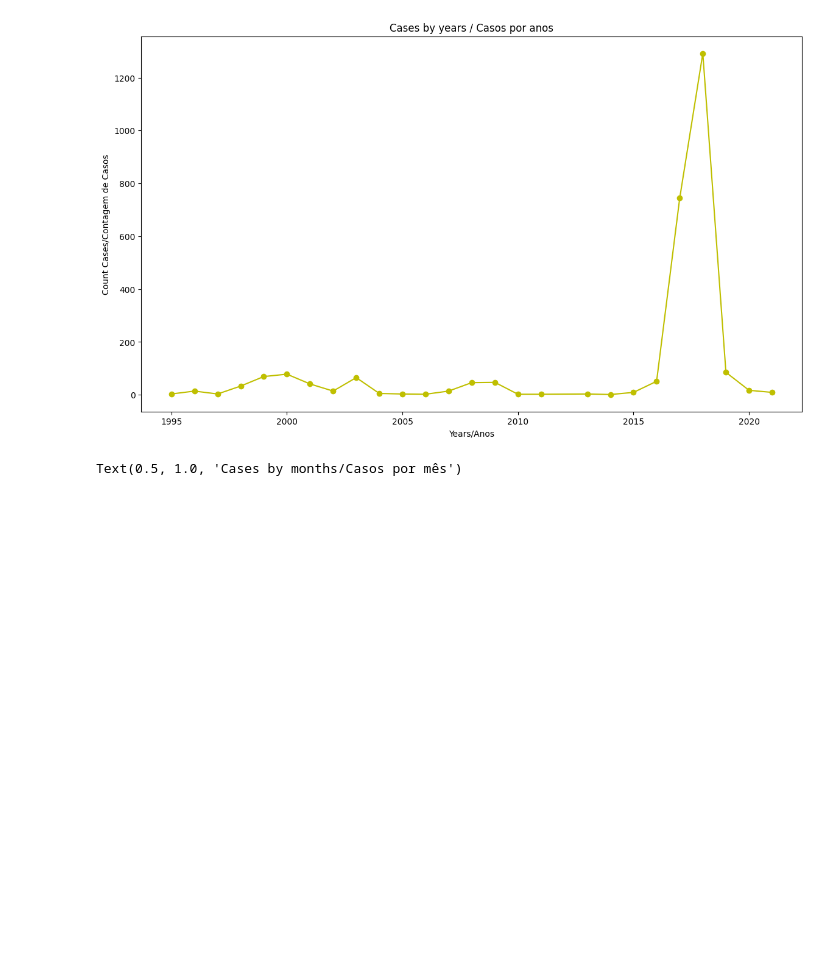
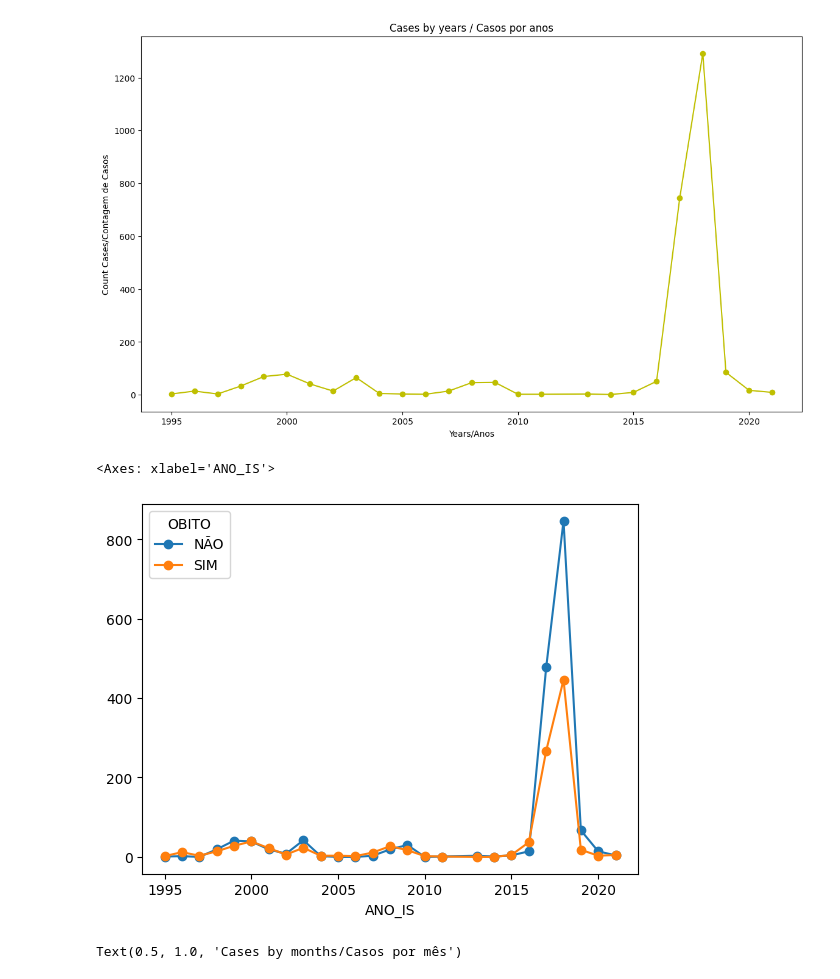
Before and after one commit to Muniz97/Yellow-fever-Febre-Amarela, a Jupyter notebook: 2 - Statistic/Yellow_Fever_Statistic.ipynb, the cells around one changed output. Drawn from its saved outputs; the diff is of its cells as text; code cells hidden in the pictures; blank space fills up the shorter version.

```diff
--- a/2 - Statistic/Yellow_Fever_Statistic.ipynb
+++ b/2 - Statistic/Yellow_Fever_Statistic.ipynb
@@ -111,6 +108,13 @@ plt.title('Cases by years / Casos por anos')
 # %% [output]
 Text(0.5, 1.0, 'Cases by years / Casos por anos')
 [figure]
+# %%
+dados_agrupados = dados.groupby(['ANO_IS','OBITO']).size().unstack(fill_value = 0)
+
+dados_agrupados.plot(kind = 'line', marker = 'o')
+# %% [output]
+<Axes: xlabel='ANO_IS'>
+[figure, added]
 # %%
 plt.figure(figsize = (14,8))
 dados['MES_IS'].value_counts().sort_index().plot(kind='bar', color = 'red')
```
Also changed, not shown: parts of 3 cells of this notebook.
